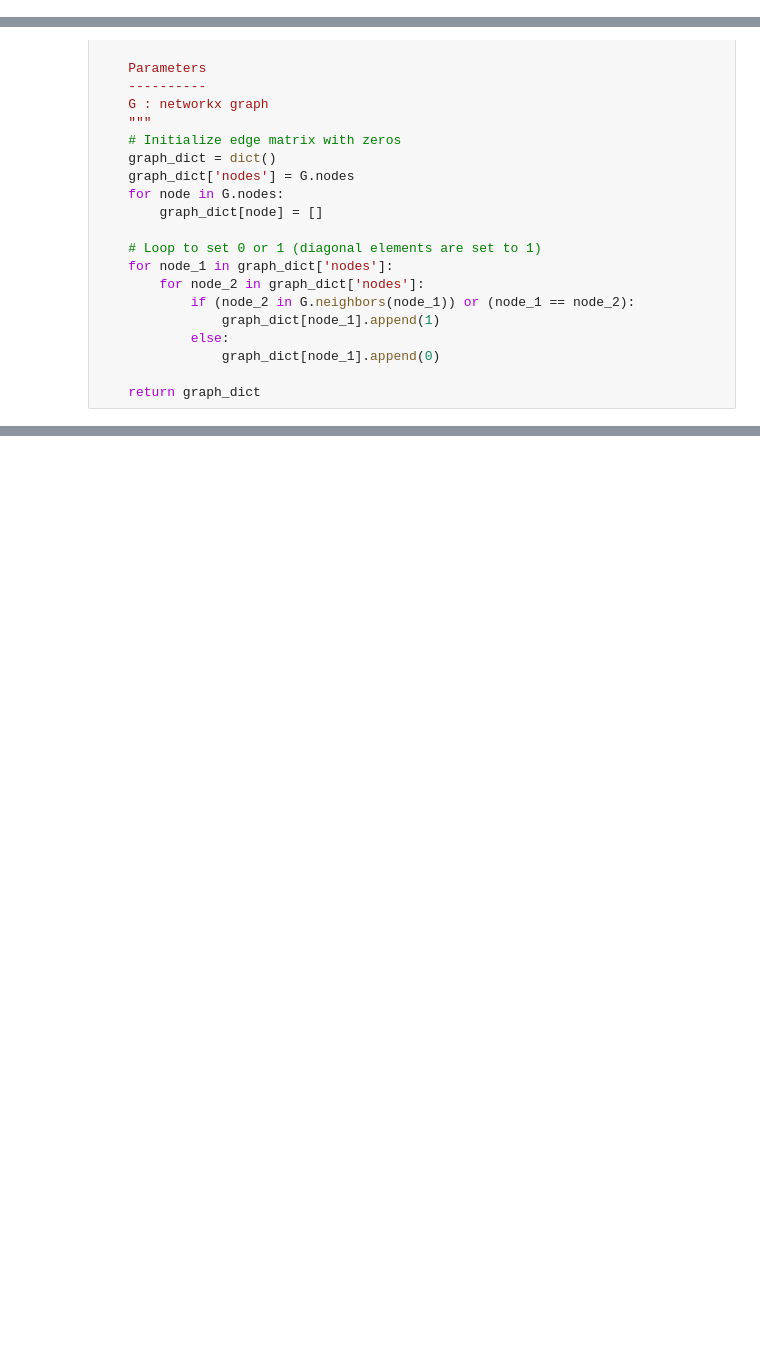
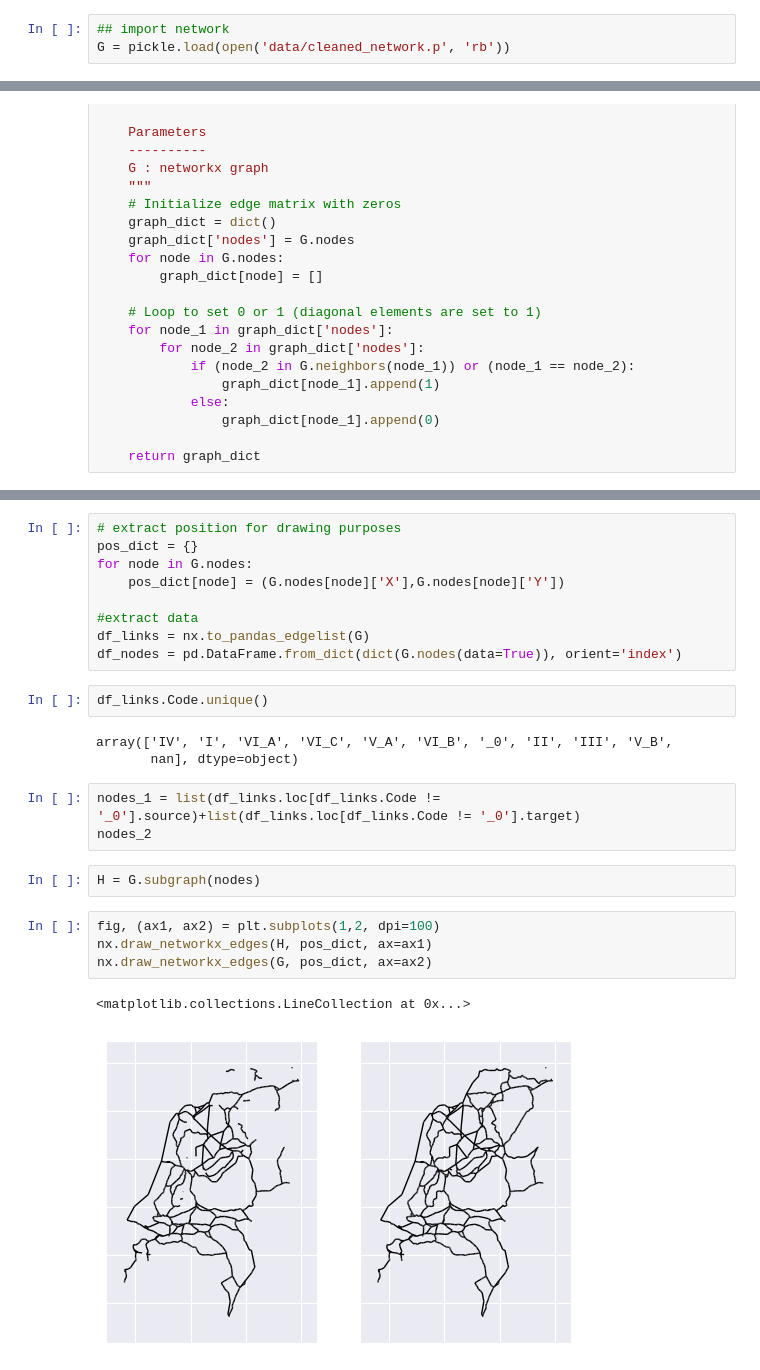
Before and after one commit to fabiandriessen/Thesis, a Jupyter notebook: Clustering_network.ipynb, the cells around one changed output, grey strips where cells are left out. Drawn from its saved outputs; the diff is of its cells as text; blank space fills up the shorter version.

Commit message:
Additional cleaning, graph updated, old file removed

```diff
--- a/Clustering_network.ipynb
+++ b/Clustering_network.ipynb
@@ -24,3 +15,6 @@ edge_mat = df_matrix.to_numpy()
+# %%
+## import network
+G = pickle.load(open('data/cleaned_network.p', 'rb'))
 # %%
 def graph_to_edge_matrix(G):
     """Convert a networkx graph into an edge matrix.
@@ -58,0 +84,26 @@ for model in algorithms.values():
+# %%
+# extract position for drawing purposes
+pos_dict = {}
+for node in G.nodes:
+    pos_dict[node] = (G.nodes[node]['X'],G.nodes[node]['Y'])
+
+#extract data
+df_links = nx.to_pandas_edgelist(G)
+df_nodes = pd.DataFrame.from_dict(dict(G.nodes(data=True)), orient='index')
+# %%
+df_links.Code.unique()
+# %% [output]
+array(['IV', 'I', 'VI_A', 'VI_C', 'V_A', 'VI_B', '_0', 'II', 'III', 'V_B',
+       nan], dtype=object)
+# %%
+nodes_1 = list(df_links.loc[df_links.Code != '_0'].source)+list(df_links.loc[df_links.Code != '_0'].target)
+nodes_2
+# %%
+H = G.subgraph(nodes)
+# %%
+fig, (ax1, ax2) = plt.subplots(1,2, dpi=100)
+nx.draw_networkx_edges(H, pos_dict, ax=ax1)
+nx.draw_networkx_edges(G, pos_dict, ax=ax2)
+# %% [output]
+<matplotlib.collections.LineCollection at 0x...>
+[figure, added]
```
Also changed, not shown: parts of 10 cells of this notebook, 3 other files.
